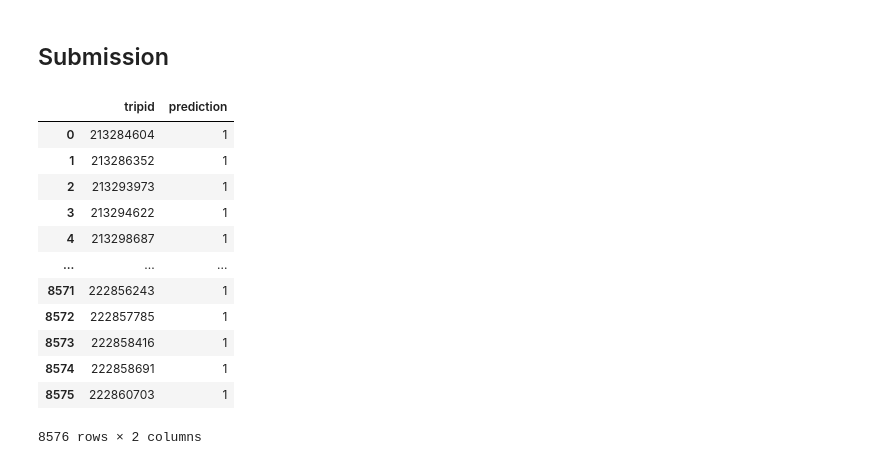
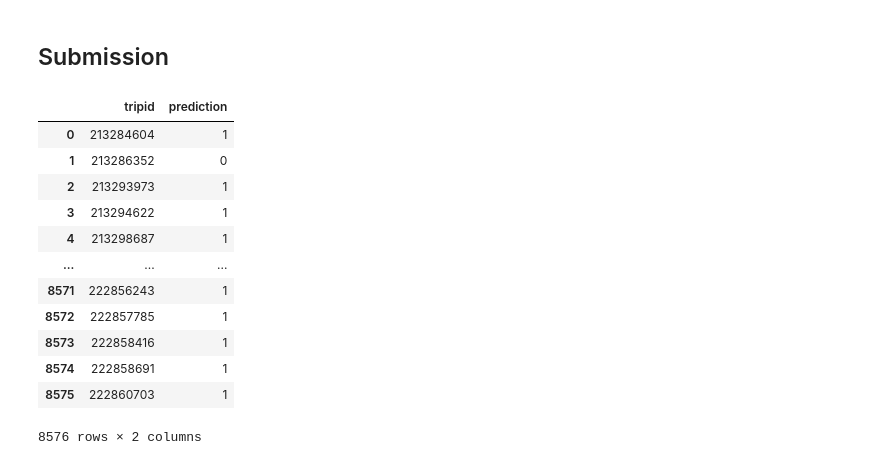
Before and after one commit to ThejanRupasinghe/Fare-Classification, a Jupyter notebook: code/random_forest.ipynb, the cells around one changed output. Cells and saved outputs as stored; diff of their text form; code cells hidden in the pictures.

Commit message:
Adds sampling, cv5 and new submissions

```diff
--- a/code/random_forest.ipynb
+++ b/code/random_forest.ipynb
@@ -79,3 +80,10 @@ X
 | 17174 | 10.5 | 858 | 115.0 | 0.0000 | 317.0 | 1/31/2020 23:39 | ... |
 | 17175 | 10.5 | 262 | 21.0 | 1.2243 | 23.0 | 1/31/2020 23:49 | ... |
 17176 rows × 12 columns
+# %%
+target_count = train.label.value_counts()
+print('Class 0:', target_count[0])
+print('Class 1:', target_count[1])
+print('Proportion:', round(target_count[0] / target_count[1], 2), ': 1')
+
+target_count.plot(kind='bar', title='Count (target)');
@@ -81,0 +95,13 @@ X
+# %%
+# Divide by class
+df_class_0 = train[train['label'] == 0]
+df_class_1 = train[train['label'] == 1]
+
+#Random under-sampling
+df_class_1_under = df_class_1.sample(target_count[0])
+df_test_under = pd.concat([df_class_1_under, df_class_0], axis=0)
+
+print('Random under-sampling:')
+print(df_test_under.label.value_counts())
+
+df_test_under.label.value_counts().plot(kind='bar', title='Count (target)')
@@ -82,3 +115,6 @@ X
+# %%
+X = df_test_under.iloc[:, 1:-1]
+Y = df_test_under['label']
 # %% [markdown]
 ## Filling Missing values
 # %% [markdown]
@@ -176,20 +223,26 @@ array([1, 1, 1, ..., 1, 1, 1], dtype=int64)
 # %% [markdown]
 ## Submission
 # %%
-name = "randomforest_pca10_jobs5_state1"
+T = pca.transform(T)
+
+T_Predict = model.predict(T)
+
+T_Predict
+
+name = "randomforest_pca10_jobs5_state1_sampled"
 
 date = datetime.now().strftime('%m-%d-%H_%M_%S')
 file = open("../submissions/" + name + "_" + date + ".csv", "w+")
 
 submit = pd.DataFrame()
 submit["tripid"] = test["tripid"]
 submit["prediction"] = T_Predict
 
 submit
 # %% [output]
 |  | tripid | prediction |
 | 0 | 213284604 | 1 |
-| 1 | 213286352 | 1 |
+| 1 | 213286352 | 0 |
 | 2 | 213293973 | 1 |
 | 3 | 213294622 | 1 |
 | 4 | 213298687 | 1 |
```
Also changed, not shown: parts of 7 cells of this notebook, 4 other files.
